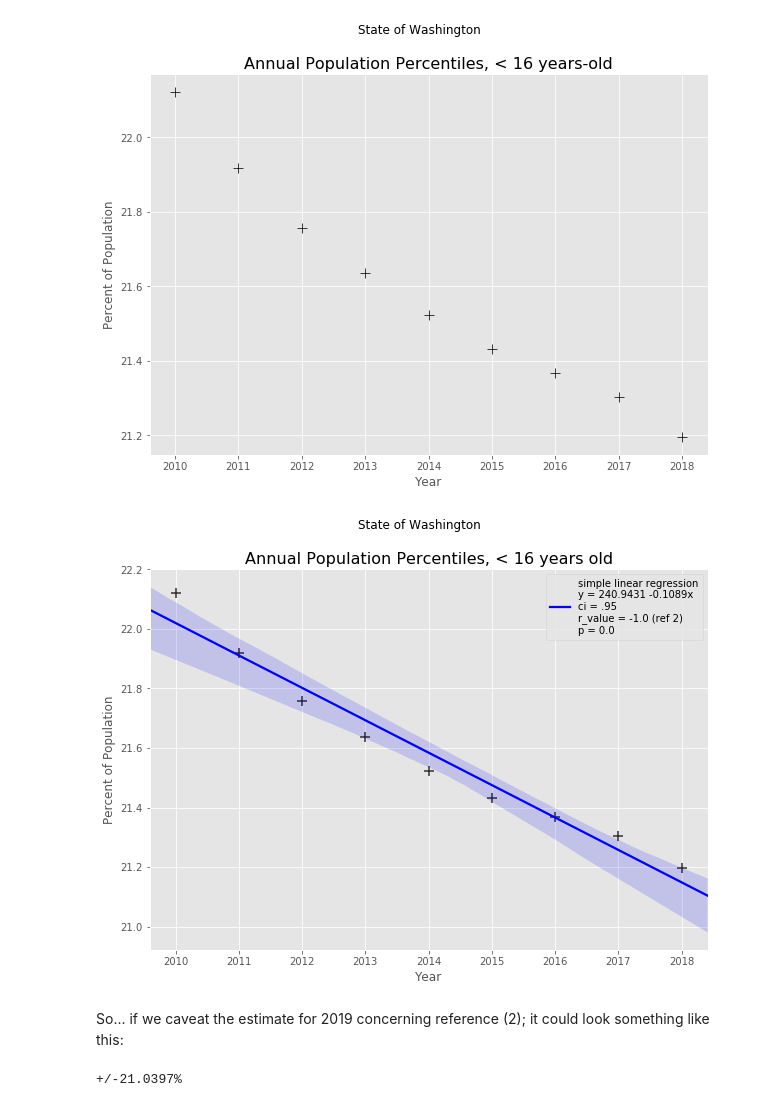
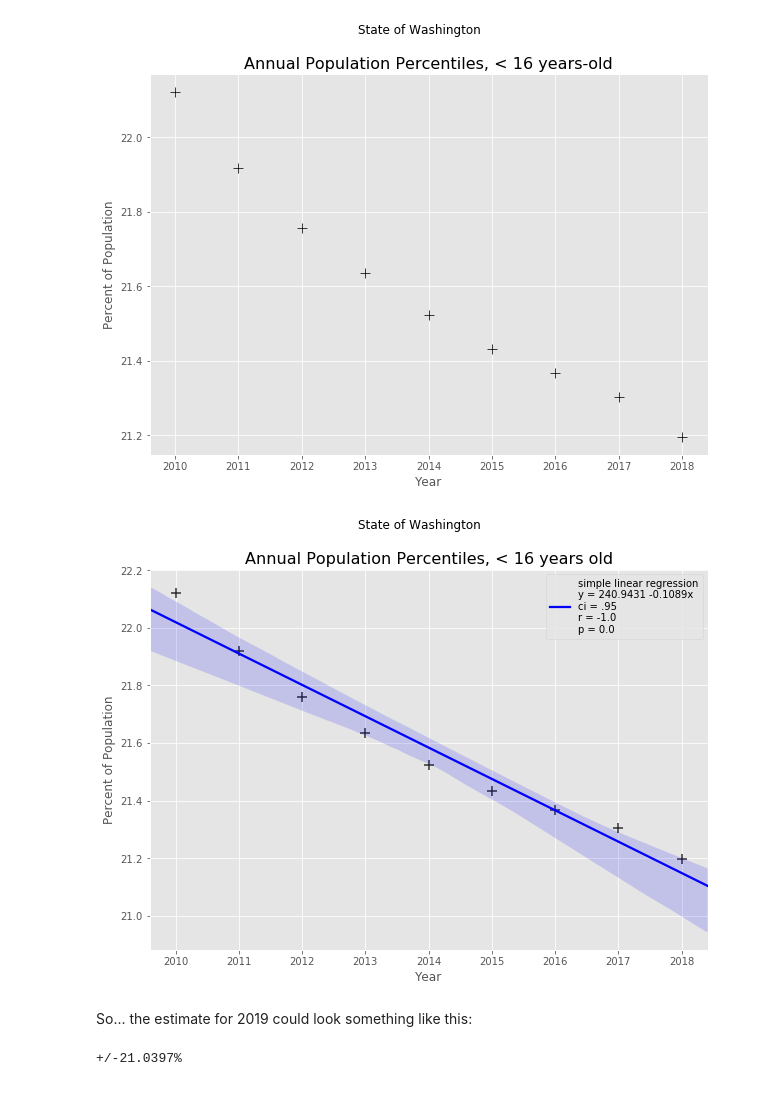
Before and after one commit to skipper0802arty/rootedinrights, a Jupyter notebook: Answering_Questions.ipynb, the cells around one changed output. Saved outputs shown, nothing was run; the diff lists cells and outputs as text; code cells hidden in the pictures.

Commit message:
Published from Watson Studio. Clarified the regression statistic extracted from the Seaborn Package.

```diff
--- a/Answering_Questions.ipynb
+++ b/Answering_Questions.ipynb
@@ -286,34 +286,34 @@ plt.show()
 # %%
 # Regression plot using the seaborn package
 import seaborn as sns
 import scipy
 import matplotlib as mpl
 import matplotlib.pyplot as plt
 %matplotlib inline
 
 # Apply some settings
 mpl.style.use('ggplot')
 
 # create the object and set the plot size
 fig = plt.figure(figsize=(10,7))
 
 # Plot the data and regression line
 p = sns.regplot(x=df_agg.Year, y=df_agg.PercentPortion, color='black', marker='+', ci=95, line_kws={'color':'b'}, scatter_kws={'s':100})
 
-slope, intercept, r_value, p_value, std_err = scipy.stats.linregress(x=p.get_lines()[0].get_xdata(), y=p.get_lines()[0].get_ydata())
-# print(intercept, '\n', slope, '\n', r_value, '\n', p_value)
+slope, intercept, r, p_value, std_err = scipy.stats.linregress(x=p.get_lines()[0].get_xdata(), y=p.get_lines()[0].get_ydata())
+# print(intercept, '\n', slope, '\n', r, '\n', p_value)
 
 # Legend, title and labels
 fig.suptitle('State of Washington', fontsize=12, fontweight=None)
 plt.title('Annual Population Percentiles, < 16 years old', size=16)
 plt.xlabel('Year', size=12)
 plt.ylabel('Percent of Population', size=12);
-plt.legend(labels=[f"simple linear regression\ny = {intercept:.4f} {slope:.4f}x\nci = .95\nr_value = {r_value} (ref 2)\np = {p_value}"])
+plt.legend(labels=[f"simple linear regression\ny = {intercept:.4f} {slope:.4f}x\nci = .95\nr = {r}\np = {p_value}"])     #  (reference 2)
 plt.show()
 # %% [output]
-[figure, old version]
+[figure, new version]
 # %% [markdown]
-So... if we caveat the estimate for 2019 concerning reference (2); it could look something like this:
+So... the estimate for 2019 could look something like this:
 # %%
 # Substitute values and calculate an estimate using the regression line equation
 age_group_2019 = intercept + (slope * 2019)
```
Also changed, not shown: parts of 4 cells of this notebook.
